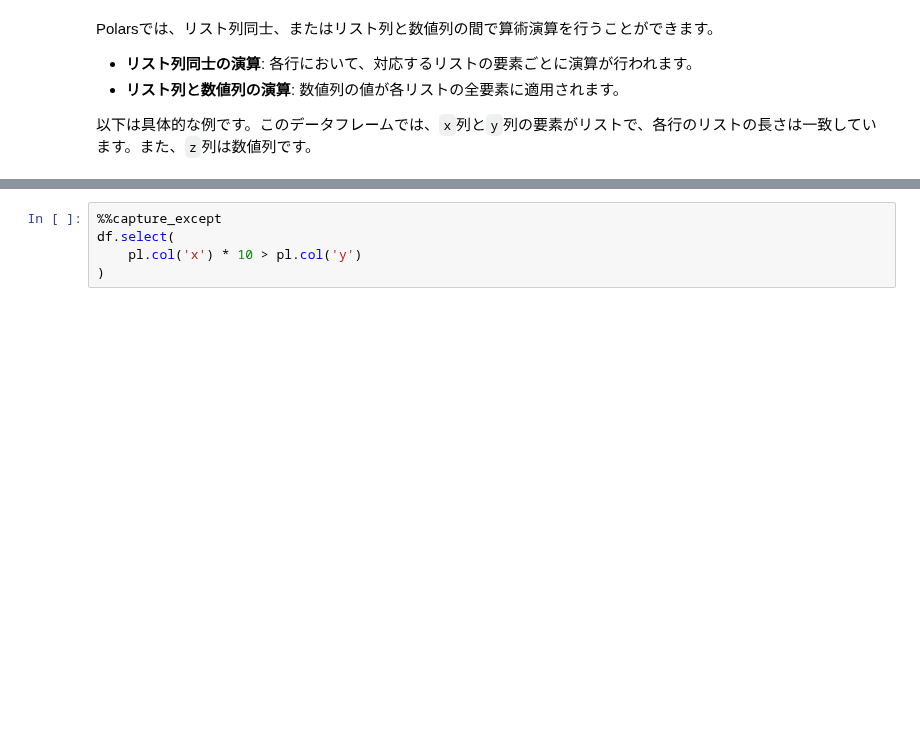
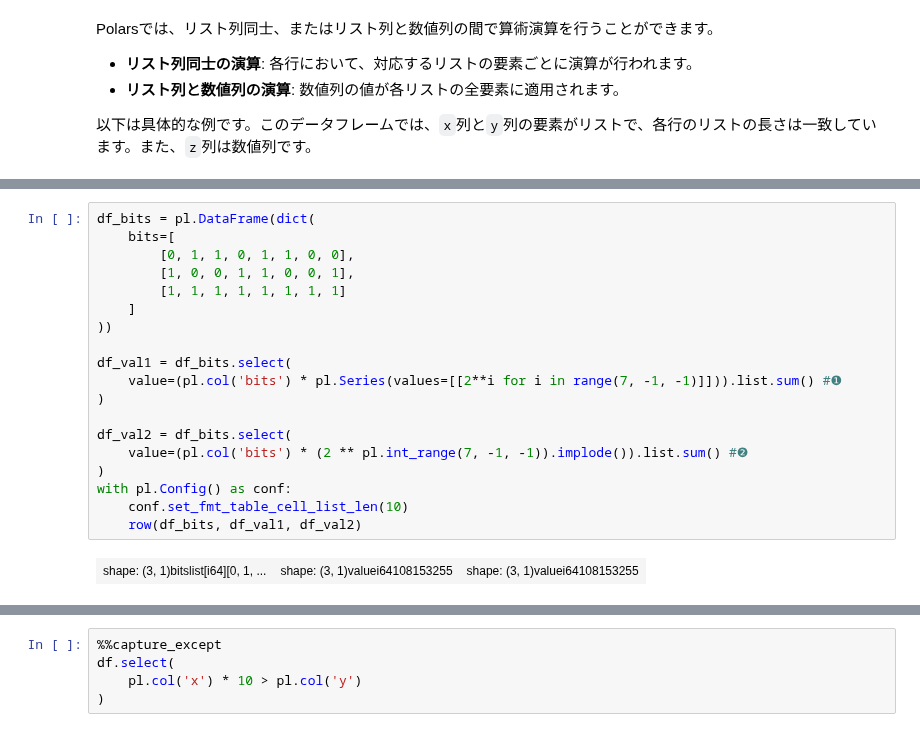
Before and after one commit to ruoyu0088/polars_guide, a Jupyter notebook: polars_guide/020_polars_datatype.ipynb, the cells around one changed output, grey strips where cells are left out. Cells and saved outputs as stored; diff of their text form; blank space fills up the shorter version.

Commit message:
add bits to int example for list

```diff
--- a/polars_guide/020_polars_datatype.ipynb
+++ b/polars_guide/020_polars_datatype.ipynb
@@ -727,0 +736,21 @@ shape: (2, 5)
+# %%
+df_bits = pl.DataFrame(dict(
+    bits=[
+        [0, 1, 1, 0, 1, 1, 0, 0],
+        [1, 0, 0, 1, 1, 0, 0, 1],
+        [1, 1, 1, 1, 1, 1, 1, 1]
+    ]
+))
+
+df_val1 = df_bits.select(
+    value=(pl.col('bits') * pl.Series(values=[[2**i for i in range(7, -1, -1)]])).list.sum() #❶
+)
+
+df_val2 = df_bits.select(
+    value=(pl.col('bits') * (2 ** pl.int_range(7, -1, -1)).implode()).list.sum() #❷
+)
+with pl.Config() as conf:
+    conf.set_fmt_table_cell_list_len(10)
+    row(df_bits, df_val1, df_val2)
+# %% [output]
+| shape: (3, 1)bitslist[i64][0, 1, ... | shape: (3, 1)valuei64108153255 | shape: (3, 1)valuei64108153255 |
```
Also changed, not shown: parts of 9 cells of this notebook.
